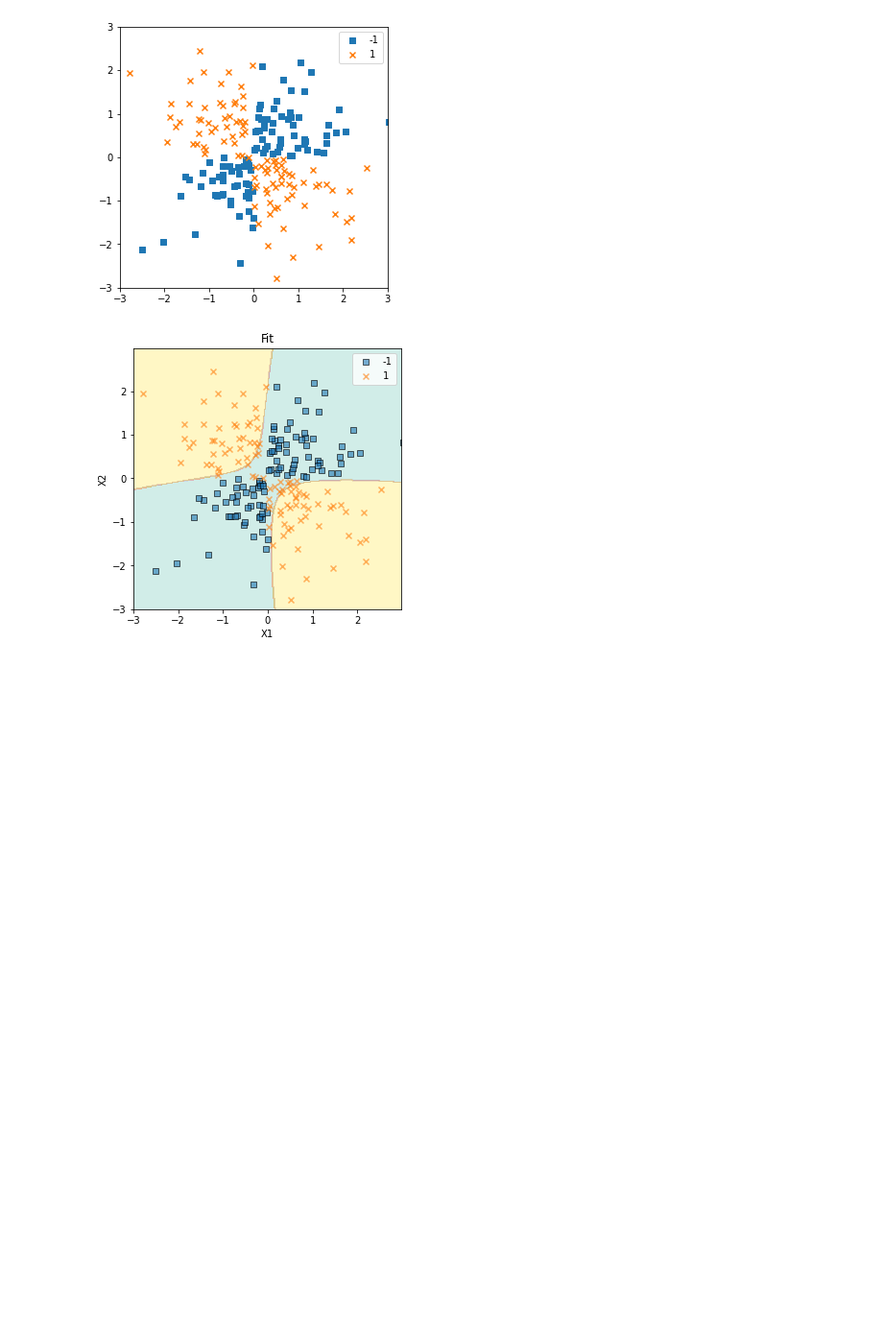
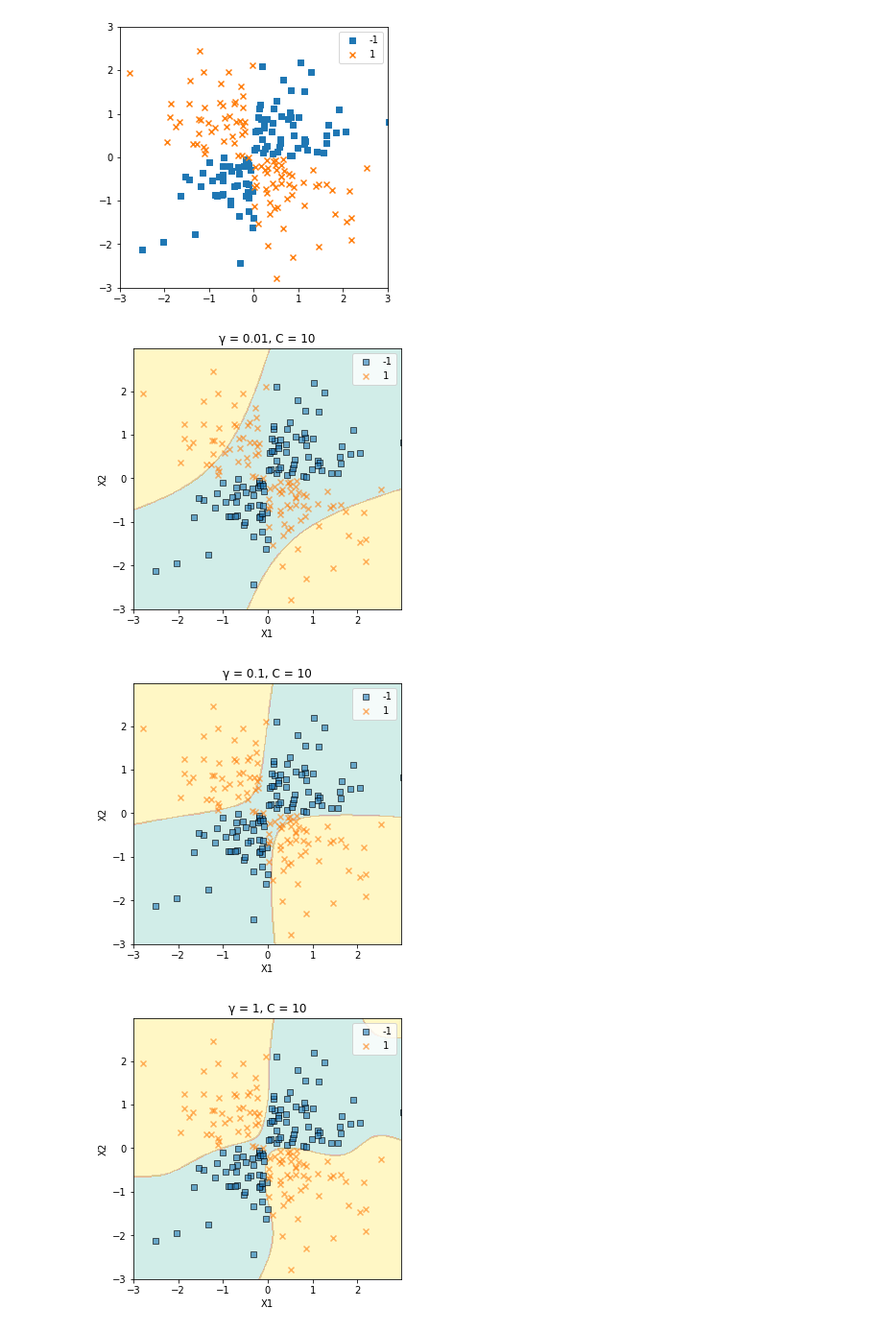
Before and after one commit to ie-ai-class/ai-2564-1, a Jupyter notebook: Topic 02 - Classification/T32_SVM_XOR.ipynb, the cells around one changed output. Shown at 96% size. Cells and saved outputs as stored; diff of their text form; code cells hidden in the pictures; blank space fills up the shorter version.

```diff
--- a/Topic 02 - Classification/T32_SVM_XOR.ipynb
+++ b/Topic 02 - Classification/T32_SVM_XOR.ipynb
@@ -22,7 +27,7 @@ def create_XOR_data(filename=""):
 
     return (X_xor, y_xor)
 # %%
-def plot_result(X, y, svm, filename=""):
+def plot_result(X, y, svm, filename="", title=""):
     # Plotting result
     xx1, xx2 = np.meshgrid(np.arange(-3, 3, 0.02), np.arange(-3, 3, 0.02))
     Z = svm.predict(np.array([xx1.ravel(), xx2.ravel()]).T)
@@ -41,7 +46,8 @@ def plot_result(X, y, svm, filename=""):
             marker=markers[idx],
             label=cl,
         )
-    ax2.set_title("Fit")
+    if (title):
+        ax2.set_title(title)
     ax2.set_xlim([xx1.min(), xx1.max()])
     ax2.set_ylim([xx2.min(), xx2.max()])
     ax2.set_xlabel("X1")
@@ -56,8 +62,7 @@ X, y = create_XOR_data()
 # %% [output]
 [figure]
 # %%
-param = "ex5"
-paramSet = {
+paramSetAll = {
     "ex1": {"gamma": 0.01, "C": 10},
     "ex2": {"gamma": 0.1, "C": 10},
     "ex3": {"gamma": 1, "C": 10},
@@ -67,20 +72,25 @@ paramSet = {
     "ex7": {"gamma": 0.1, "C": 100},
     "ex8": {"gamma": 0.1, "C": 1000},
 }
+# %%
+cl = list(range(1,9))
+ca = [ f'ex{i}' for i in cl]
+paramSet = { k: paramSetAll[k] for k in ca}
+#print(paramSet)
 # %%
 for ex, param in paramSet.items():
-
+    # Extract parameteres
     gamma = param['gamma']
     C = param['C']
     # Creating objects
-    svm = SVC(kernel="rbf", random_state=1, gamma=0.1, C=10)
+    svm = SVC(kernel="rbf", random_state=1, gamma=gamma, C=C)
     # Training
     svm.fit(X, y)
     # Plot result
-
     title = f"γ = {gamma}, C = {C}"
-
-
-    plot_result(X, y, svm)
+    filename = f"Images/T32_XOR_{ex}.png"
+    plot_result(X, y, svm, filename, title)
 # %% [output]
-[figure, old version]
+[figure, new version]
+[figure, added]
+[figure, added]
```
Also changed, not shown: parts of 4 cells of this notebook, 18 other files.
